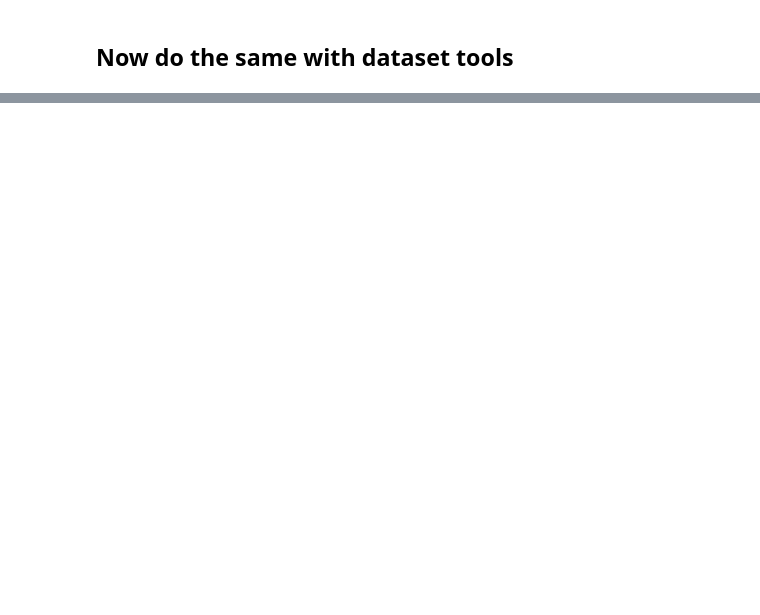
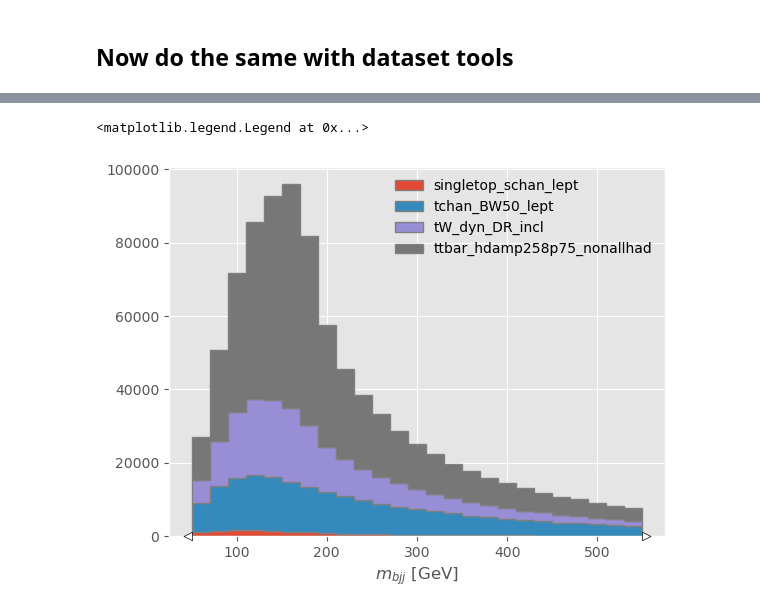
Before and after one commit to iris-hep/agc-physlite, a Jupyter notebook: main_code.ipynb, the cells around one changed output, grey strips where cells are left out. Drawn from its saved outputs; the diff is of its cells as text; code cells hidden in the pictures; blank space fills up the shorter version.

```diff
--- a/main_code.ipynb
+++ b/main_code.ipynb
@@ -319,7 +540,7 @@ def create_histogram(events):
     event_filters = event_filters & (ak.count(selected_jets.pt, axis=1) >= 4)
     # at least two b-tagged jets ("tag" means score above threshold)
     B_TAG_THRESHOLD = 2.456
-    event_filters = event_filters & (ak.sum(selected_jets.btagDL1d < B_TAG_THRESHOLD, axis=1) >= 2)
+    event_filters = event_filters & (ak.sum(selected_jets.btagDL1d > B_TAG_THRESHOLD, axis=1) >= 2)
 
     # apply filters
     selected_jets = selected_jets[event_filters]
@@ -329,18 +550,38 @@ def create_histogram(events):
 
 
     trijet["max_btag"] = np.maximum(trijet.j1.btagDL1d, np.maximum(trijet.j2.btagDL1d, trijet.j3.btagDL1d))
-    trijet = trijet[trijet.max_btag < B_TAG_THRESHOLD]  # at least one-btag in trijet candidates
+    trijet = trijet[trijet.max_btag > B_TAG_THRESHOLD]  # at least one-btag in trijet candidates
 
-    trijet = trijet[ak.count(trijet.p4.pt, axis=1) > 0] # remove empty arrays. The empty arrays may occur due to the b tag selection
+    # trijet = trijet[ak.count(trijet.p4.pt, axis=1) > 0] # remove empty arrays. The empty arrays may occur due to the b tag selection
 
     # pick trijet candidate with largest pT and calculate mass of system
     trijet_mass = trijet["p4"][ak.argmax(trijet.p4.pt, axis=1, keepdims=True)].mass
 
     reconstructed_top_mass = ak.flatten(trijet_mass)
 
-    hist_reco_mtop = hist.dask.Hist.new.Reg(16, 0, 375000, label="$m_{bjj}$").Double().fill(reconstructed_top_mass)
+
+    luminosity = 36100
+    cross_section = events.metadata["cross-section"]
+    filter_efficiency = events.metadata["filter-efficiency"]
+    k_factor = events.metadata["k-factor"]
+    sum_of_weights = events.metadata["sum-of-weights"]
+    process_label = events.metadata["process-label"]
+
+    mc_weight = events.EventInfo.mcEventWeights[:, 0][event_filters]
+
+    lumi_weight = luminosity * cross_section * k_factor * filter_efficiency / sum_of_weights
 
 
+    # hist_reco_mtop = hist.dask.Hist.new.Reg(16, 0, 375000, label="$m_{bjj}$").Weight().fill(reconstructed_top_mass, weight=lumi_weight*mc_weight)
+
+
+    hist_reco_mtop = (
+        hist.dask.Hist.new.Reg(25, 50, 550, name="m_reco_top", label=r"$m_{bjj}$ [GeV]")
+        .StrCat([], name="process", label="Process", growth=True)
+        .Weight()
+    )
+    hist_reco_mtop.fill(reconstructed_top_mass/1000, weight=lumi_weight*mc_weight, process=process_label)
+
     return {"hist_mtop": hist_reco_mtop}
 # %%
 tasks = dataset_tools.apply_to_fileset(create_histogram,
@@ -387,0 +600,14 @@ for proc_name in out.keys():
+# %%
+full_histogram_hist_mtop = sum([v["hist_mtop"] for v in out.values()])
+
+artists = full_histogram_hist_mtop.stack("process").plot(
+    stack=True, histtype="fill", linewidth=1,edgecolor="grey"
+)
+
+ax = artists[0].stairs.axes
+fig = ax.get_figure()
+
+ax.legend(frameon=False)
+# %% [output]
+<matplotlib.legend.Legend at 0x...>
+[figure, added]
```
Also changed, not shown: parts of 11 cells of this notebook.
